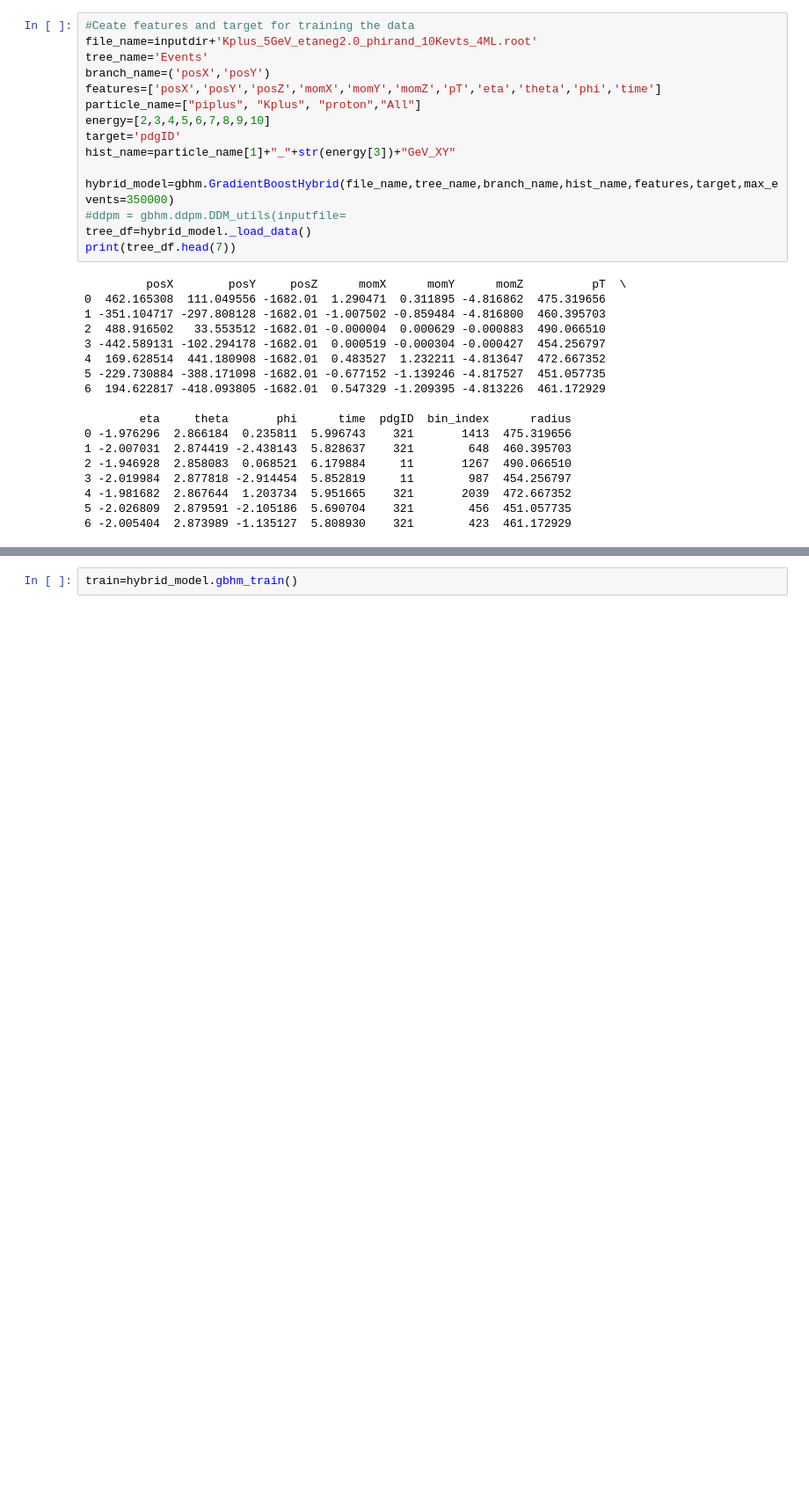
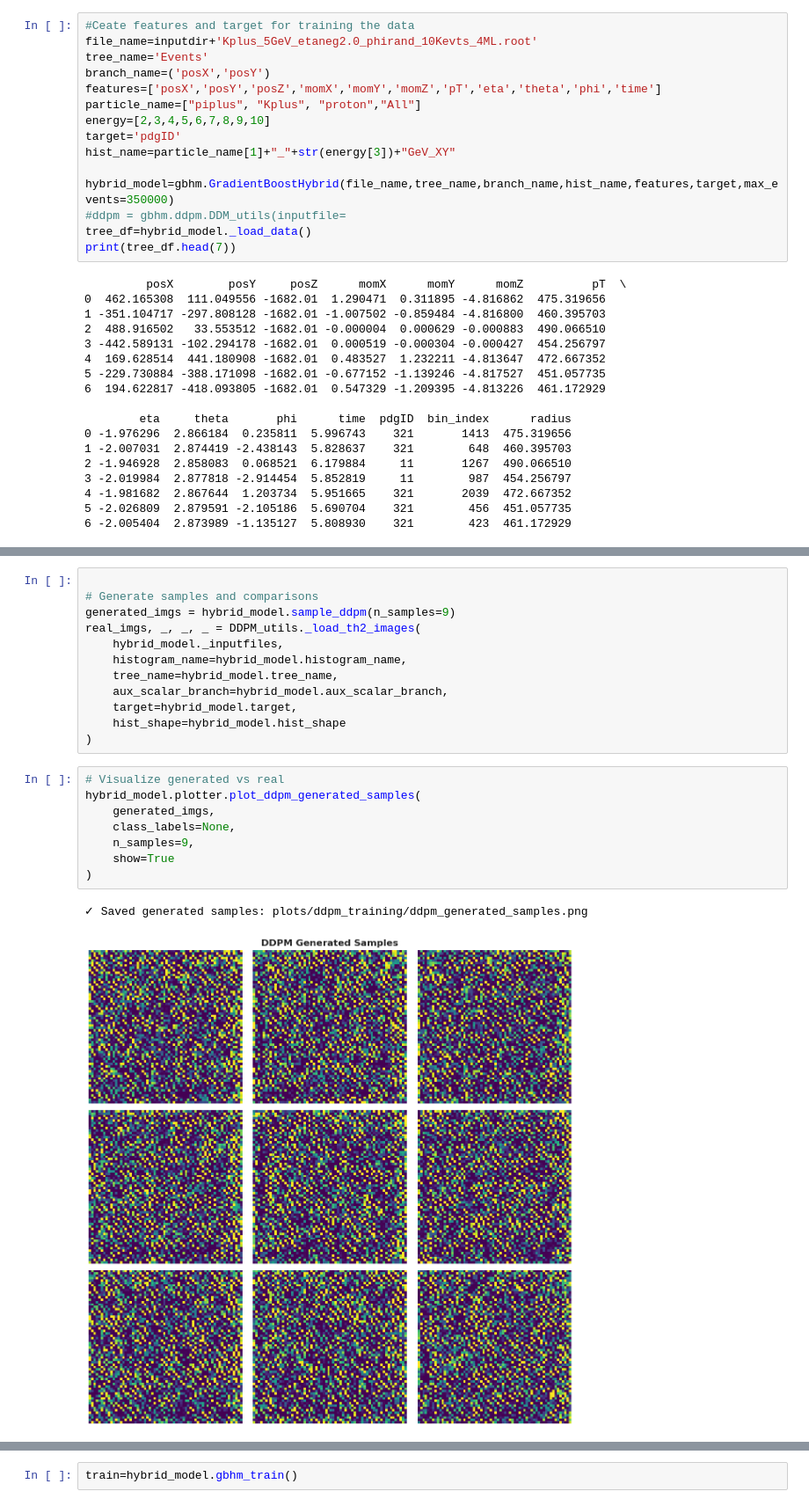
Before and after one commit to CFNSai/ml4patternrec, a Jupyter notebook: ringsdetAI.ipynb, the cells around one changed output, grey strips where cells are left out. Shown at 88% size. Drawn from its saved outputs; the diff is of its cells as text; blank space fills up the shorter version.

```diff
--- a/ringsdetAI.ipynb
+++ b/ringsdetAI.ipynb
@@ -151,0 +200,23 @@ plt.show()
+# %%
+
+# Generate samples and comparisons
+generated_imgs = hybrid_model.sample_ddpm(n_samples=9)
+real_imgs, _, _, _ = DDPM_utils._load_th2_images(
+    hybrid_model._inputfiles,
+    histogram_name=hybrid_model.histogram_name,
+    tree_name=hybrid_model.tree_name,
+    aux_scalar_branch=hybrid_model.aux_scalar_branch,
+    target=hybrid_model.target,
+    hist_shape=hybrid_model.hist_shape
+)
+# %%
+# Visualize generated vs real
+hybrid_model.plotter.plot_ddpm_generated_samples(
+    generated_imgs,
+    class_labels=None,
+    n_samples=9,
+    show=True
+)
+# %% [output]
+✓ Saved generated samples: plots/ddpm_training/ddpm_generated_samples.png
+[figure, added]
```
Also changed, not shown: parts of 11 cells of this notebook, 3 other files.
